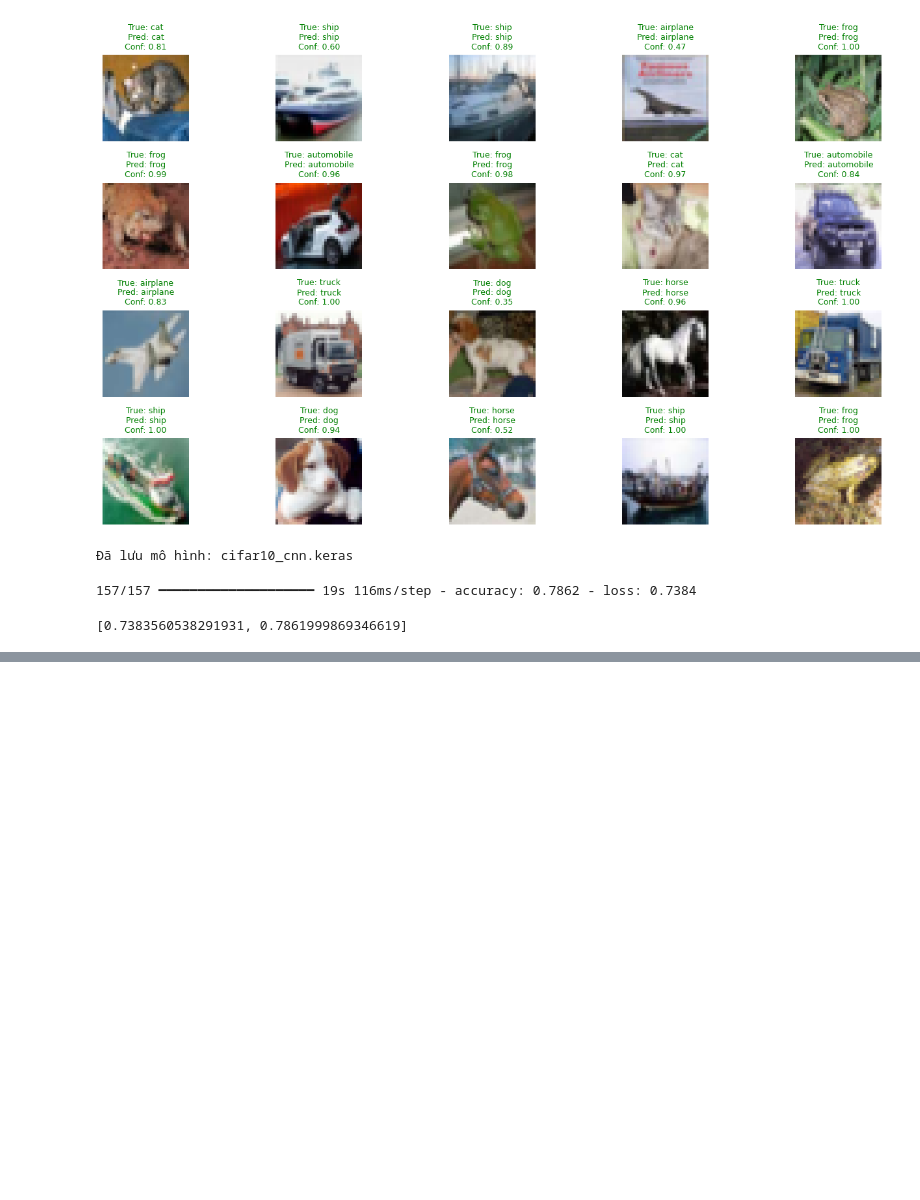
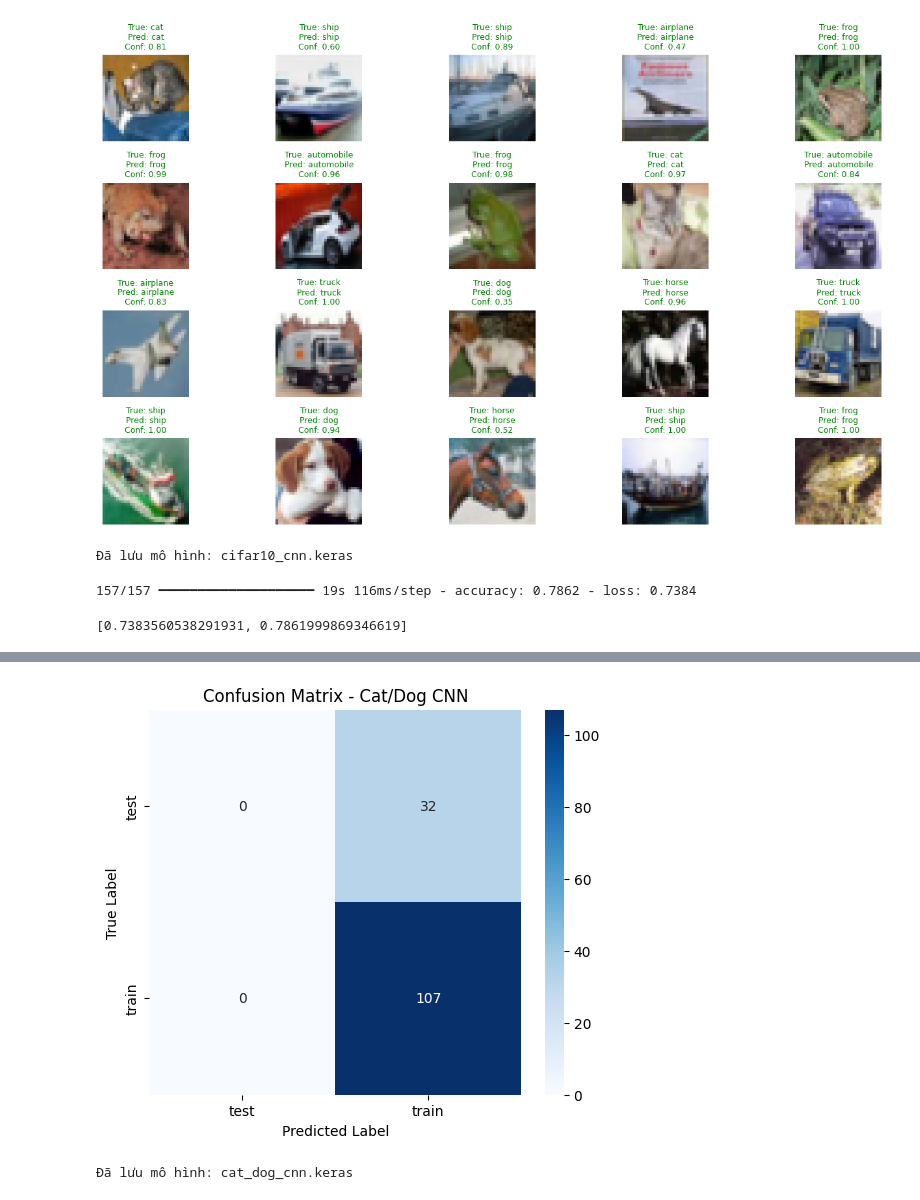
Before and after one commit to I7411/THDeepLearning, a Jupyter notebook: CNN_Buoi3.ipynb, the cells around one changed output, grey strips where cells are left out. Saved outputs shown, nothing was run; the diff lists cells and outputs as text; code cells hidden in the pictures; blank space fills up the shorter version.

```diff
--- a/CNN_Buoi3.ipynb
+++ b/CNN_Buoi3.ipynb
@@ -612,0 +953,19 @@ loaded_model.evaluate(test_ds)
+# %%
+y_true = []
+y_pred = []
+y_prob = []
+
+for images, labels in val_ds:
+    probs = model.predict(images, verbose=0).reshape(-1)
+    preds = (probs >= 0.5).astype("int32")
+
+    y_true.extend(labels.numpy())
+    y_pred.extend(preds)
+    y_prob.extend(probs)
+
+y_true = np.array(y_true)
+y_pred = np.array(y_pred)
+y_prob = np.array(y_prob)
+
+print("y_true shape:", y_true.shape)
+print("y_pred shape:", y_pred.shape)
@@ -612,0 +990,19 @@ loaded_model.evaluate(test_ds)
+# %%
+cm = confusion_matrix(y_true, y_pred)
+
+plt.figure(figsize=(6, 5))
+sns.heatmap(
+    cm,
+    annot=True,
+    fmt="d",
+    cmap="Blues",
+    xticklabels=class_names,
+    yticklabels=class_names
+)
+
+plt.xlabel("Predicted Label")
+plt.ylabel("True Label")
+plt.title("Confusion Matrix - Cat/Dog CNN")
+plt.show()
+# %% [output]
+[figure, added]
@@ -612,0 +1031,5 @@ loaded_model.evaluate(test_ds)
+# %%
+model.save("cat_dog_cnn.keras")
+print("Đã lưu mô hình: cat_dog_cnn.keras")
+# %% [output]
+Đã lưu mô hình: cat_dog_cnn.keras
```
Also changed, not shown: parts of 35 cells of this notebook.
